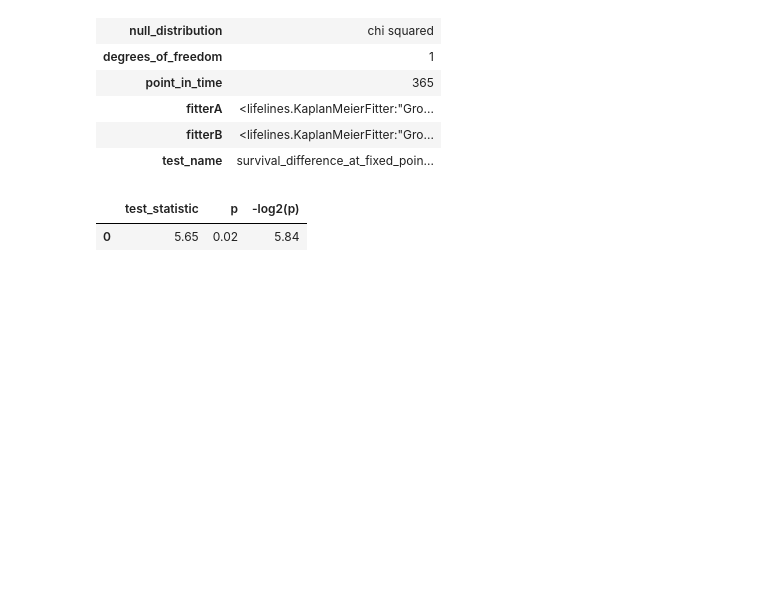
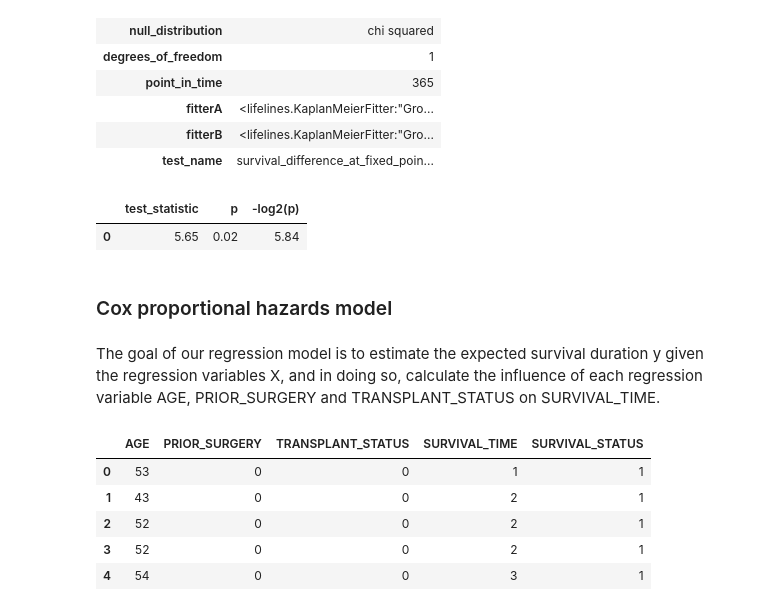
Before and after one commit to abhishekde95/Projects, a Jupyter notebook: DS/survival_analysis/2024_05_18_survival_analysis.ipynb, the cells around one changed output. Saved outputs shown, nothing was run; the diff lists cells and outputs as text; code cells hidden in the pictures; blank space fills up the shorter version.

```diff
--- a/DS/survival_analysis/2024_05_18_survival_analysis.ipynb
+++ b/DS/survival_analysis/2024_05_18_survival_analysis.ipynb
@@ -167,3 +174,17 @@ lifelines.statistics.survival_difference_at_fixed_point_in_time_test(
 | test_name | survival_difference_at_fixed_poin... |
 |  | test_statistic | p | -log2(p) |
 | 0 | 5.65 | 0.02 | 5.84 |
+# %% [markdown]
+### Cox proportional hazards model
+# %% [markdown]
+The goal of our regression model is to estimate the expected survival duration y given the regression variables X, and in doing so, calculate the influence of each regression variable AGE, PRIOR_SURGERY and TRANSPLANT_STATUS on SURVIVAL_TIME.
+# %%
+df2 = df[['AGE', 'PRIOR_SURGERY', 'TRANSPLANT_STATUS', 'SURVIVAL_TIME', 'SURVIVAL_STATUS']]
+df2.head(5)
+# %% [output]
+|  | AGE | PRIOR_SURGERY | TRANSPLANT_STATUS | SURVIVAL_TIME | SURVIVAL_STATUS |
+| 0 | 53 | 0 | 0 | 1 | 1 |
+| 1 | 43 | 0 | 0 | 2 | 1 |
+| 2 | 52 | 0 | 0 | 2 | 1 |
+| 3 | 52 | 0 | 0 | 2 | 1 |
+| 4 | 54 | 0 | 0 | 3 | 1 |
```
Also changed, not shown: parts of 15 cells of this notebook, 1 other file.
